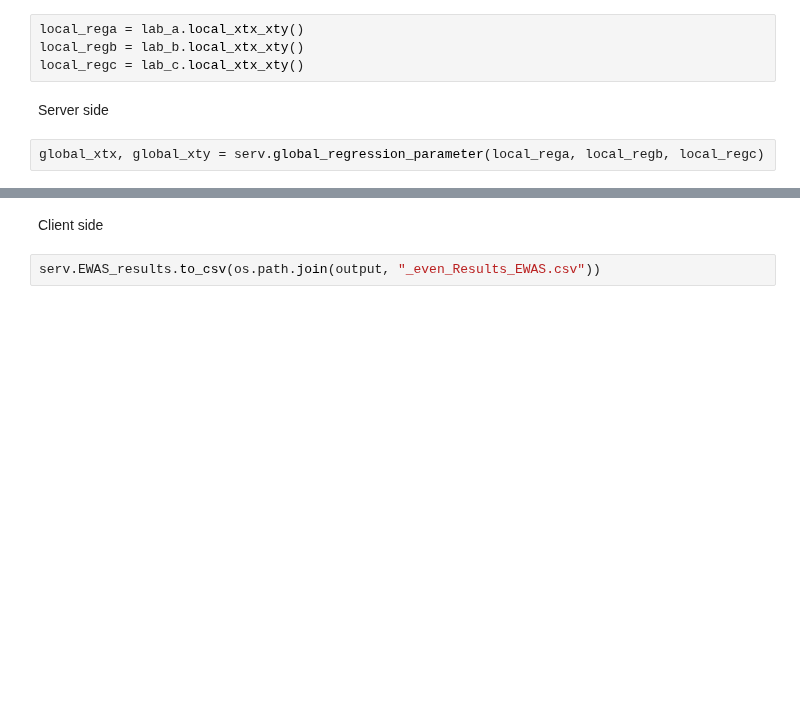
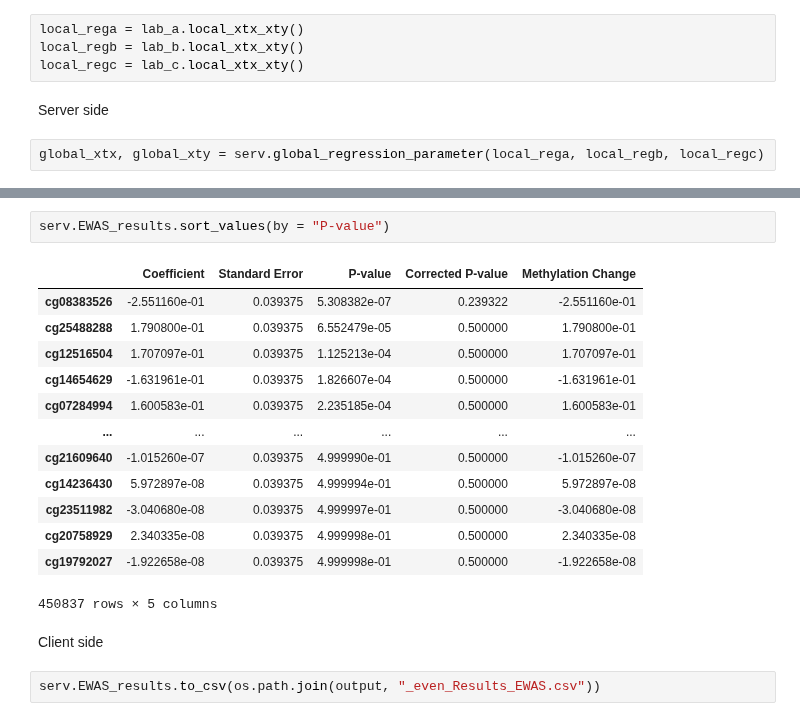
Before and after one commit to Waterkers/Federated_Differential_Methylation_Analysis, a Jupyter notebook: federated_prototype.ipynb, the cells around one changed output, grey strips where cells are left out. Cells and saved outputs as stored; diff of their text form; blank space fills up the shorter version.

Commit message:
inserted cell to check lowest p-value

```diff
--- a/federated_prototype.ipynb
+++ b/federated_prototype.ipynb
@@ -210,4 +210,20 @@ serv.calculate_EWAS_results()
 450837 rows × 5 columns
+# %%
+serv.EWAS_results.sort_values(by = "P-value")
+# %% [output]
+|  | Coefficient | Standard Error | P-value | Corrected P-value | Methylation Change |
+| cg08383526 | -2.551160e-01 | 0.039375 | 5.308382e-07 | 0.239322 | -2.551160e-01 |
+| cg25488288 | 1.790800e-01 | 0.039375 | 6.552479e-05 | 0.500000 | 1.790800e-01 |
+| cg12516504 | 1.707097e-01 | 0.039375 | 1.125213e-04 | 0.500000 | 1.707097e-01 |
+| cg14654629 | -1.631961e-01 | 0.039375 | 1.826607e-04 | 0.500000 | -1.631961e-01 |
+| cg07284994 | 1.600583e-01 | 0.039375 | 2.235185e-04 | 0.500000 | 1.600583e-01 |
+| ... | ... | ... | ... | ... | ... |
+| cg21609640 | -1.015260e-07 | 0.039375 | 4.999990e-01 | 0.500000 | -1.015260e-07 |
+| cg14236430 | 5.972897e-08 | 0.039375 | 4.999994e-01 | 0.500000 | 5.972897e-08 |
+| cg23511982 | -3.040680e-08 | 0.039375 | 4.999997e-01 | 0.500000 | -3.040680e-08 |
+| cg20758929 | 2.340335e-08 | 0.039375 | 4.999998e-01 | 0.500000 | 2.340335e-08 |
+| cg19792027 | -1.922658e-08 | 0.039375 | 4.999998e-01 | 0.500000 | -1.922658e-08 |
+450837 rows × 5 columns
 # %% [markdown]
 Client side
 # %%
```
Also changed, not shown: parts of 1 cell of this notebook.
